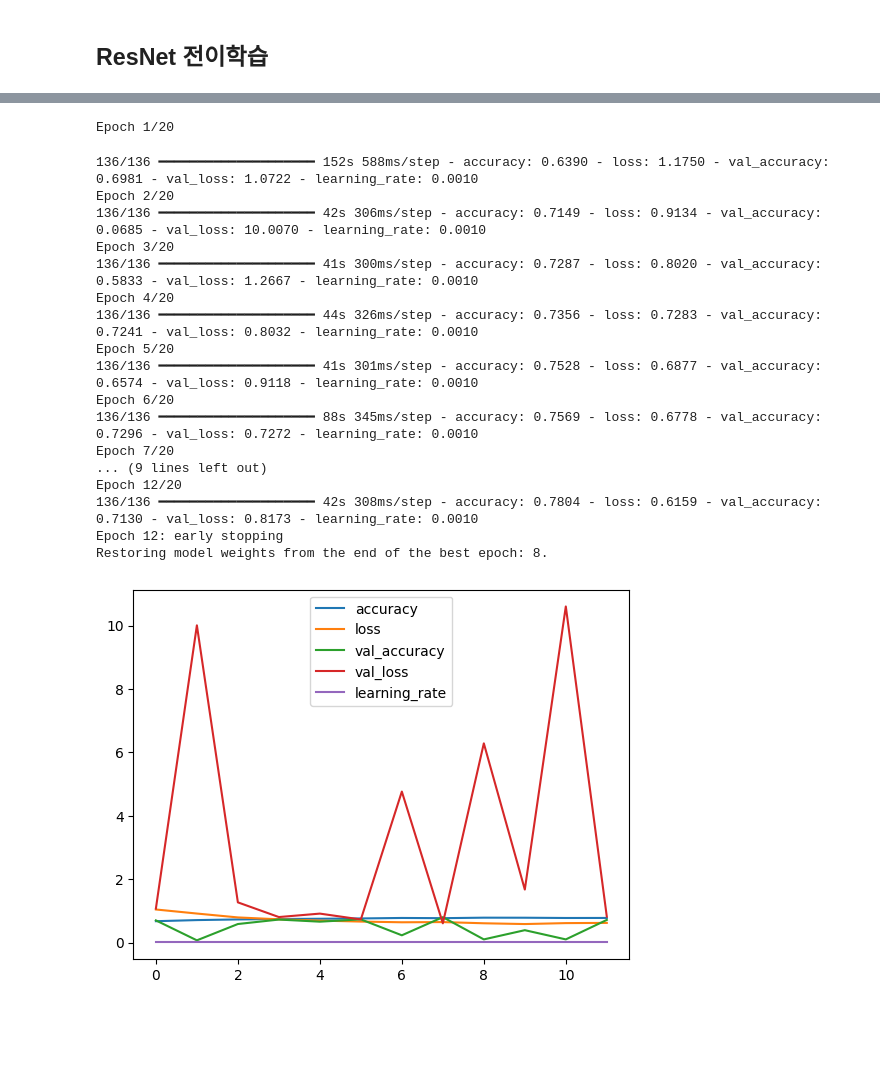
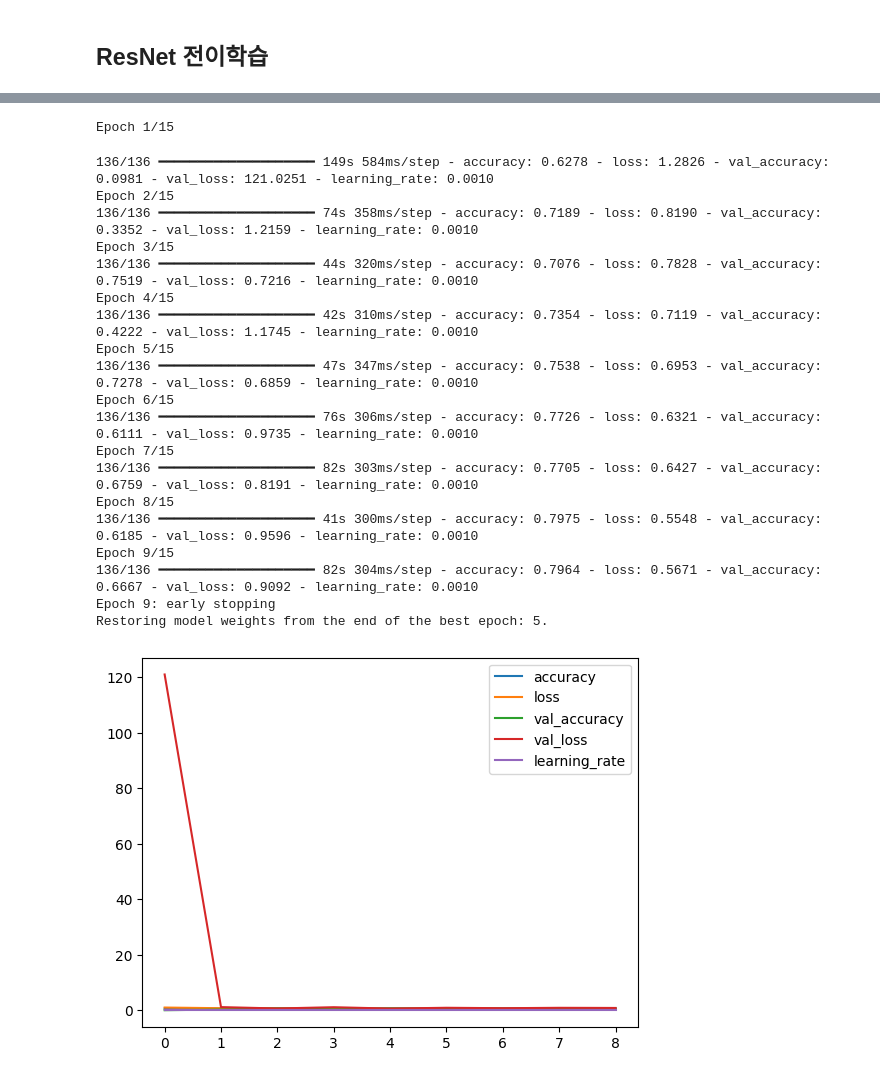
Before and after one commit to haeb98/DA36-mini3-hairwego, a Jupyter notebook: hanhee_ResNet.ipynb, the cells around one changed output, grey strips where cells are left out. Drawn from its saved outputs; the diff is of its cells as text; code cells hidden in the pictures; blank space fills up the shorter version.

```diff
--- a/hanhee_ResNet.ipynb
+++ b/hanhee_ResNet.ipynb
@@ -319,50 +321,52 @@ from tensorflow.keras.callbacks import EarlyStopping, ModelCheckpoint, ReduceLRO
 from tensorflow.keras.optimizers import Adam
 
 model.compile(
     loss='sparse_categorical_crossentropy',
     optimizer=Adam(learning_rate=0.001),
     metrics=['accuracy']
 )
 
 # 콜백 정의
 early_stop = EarlyStopping(monitor='val_loss', patience=4, verbose=1, restore_best_weights=True)
 checkpoint = ModelCheckpoint('best_model.keras', monitor='val_loss', save_best_only=True, mode='min')
 reduce_lr = ReduceLROnPlateau(monitor='val_loss', factor=0.5, patience=3, min_lr=0.001, verbose=1)
 
 
 # 학습
 history = model.fit(
     tr_seq,
-    epochs=20,
+    epochs=15,
     batch_size = 32,
     validation_data=val_seq,
     callbacks=[early_stop, checkpoint, reduce_lr])
 
 
 # 학습결과 시각화
 pd.DataFrame(history.history).plot()
 plt.show()
 
 # 평가
 loss, accuracy = model.evaluate(test_seq)
 print(f'loss: {loss:.4f}, accuracy: {accuracy:.4f}')
 # %% [output]
-Epoch 1/20
+Epoch 1/15
-136/136 ━━━━━━━━━━━━━━━━━━━━ 152s 588ms/step - accuracy: 0.6390 - loss: 1.1750 - val_accuracy: 0.6981 - val_loss: 1.0722 - learning_rate: 0.0010
-Epoch 2/20
-136/136 ━━━━━━━━━━━━━━━━━━━━ 42s 306ms/step - accuracy: 0.7149 - loss: 0.9134 - val_accuracy: 0.0685 - val_loss: 10.0070 - learning_rate: 0.0010
-Epoch 3/20
-136/136 ━━━━━━━━━━━━━━━━━━━━ 41s 300ms/step - accuracy: 0.7287 - loss: 0.8020 - val_accuracy: 0.5833 - val_loss: 1.2667 - learning_rate: 0.0010
-Epoch 4/20
-136/136 ━━━━━━━━━━━━━━━━━━━━ 44s 326ms/step - accuracy: 0.7356 - loss: 0.7283 - val_accuracy: 0.7241 - val_loss: 0.8032 - learning_rate: 0.0010
-Epoch 5/20
-136/136 ━━━━━━━━━━━━━━━━━━━━ 41s 301ms/step - accuracy: 0.7528 - loss: 0.6877 - val_accuracy: 0.6574 - val_loss: 0.9118 - learning_rate: 0.0010
-Epoch 6/20
-136/136 ━━━━━━━━━━━━━━━━━━━━ 88s 345ms/step - accuracy: 0.7569 - loss: 0.6778 - val_accuracy: 0.7296 - val_loss: 0.7272 - learning_rate: 0.0010
-Epoch 7/20
-... (9 lines left out)
-Epoch 12/20
-136/136 ━━━━━━━━━━━━━━━━━━━━ 42s 308ms/step - accuracy: 0.7804 - loss: 0.6159 - val_accuracy: 0.7130 - val_loss: 0.8173 - learning_rate: 0.0010
-Epoch 12: early stopping
-Restoring model weights from the end of the best epoch: 8.
+136/136 ━━━━━━━━━━━━━━━━━━━━ 149s 584ms/step - accuracy: 0.6278 - loss: 1.2826 - val_accuracy: 0.0981 - val_loss: 121.0251 - learning_rate: 0.0010
+Epoch 2/15
+136/136 ━━━━━━━━━━━━━━━━━━━━ 74s 358ms/step - accuracy: 0.7189 - loss: 0.8190 - val_accuracy: 0.3352 - val_loss: 1.2159 - learning_rate: 0.0010
+Epoch 3/15
+136/136 ━━━━━━━━━━━━━━━━━━━━ 44s 320ms/step - accuracy: 0.7076 - loss: 0.7828 - val_accuracy: 0.7519 - val_loss: 0.7216 - learning_rate: 0.0010
+Epoch 4/15
+136/136 ━━━━━━━━━━━━━━━━━━━━ 42s 310ms/step - accuracy: 0.7354 - loss: 0.7119 - val_accuracy: 0.4222 - val_loss: 1.1745 - learning_rate: 0.0010
+Epoch 5/15
+136/136 ━━━━━━━━━━━━━━━━━━━━ 47s 347ms/step - accuracy: 0.7538 - loss: 0.6953 - val_accuracy: 0.7278 - val_loss: 0.6859 - learning_rate: 0.0010
+Epoch 6/15
+136/136 ━━━━━━━━━━━━━━━━━━━━ 76s 306ms/step - accuracy: 0.7726 - loss: 0.6321 - val_accuracy: 0.6111 - val_loss: 0.9735 - learning_rate: 0.0010
+Epoch 7/15
+136/136 ━━━━━━━━━━━━━━━━━━━━ 82s 303ms/step - accuracy: 0.7705 - loss: 0.6427 - val_accuracy: 0.6759 - val_loss: 0.8191 - learning_rate: 0.0010
+Epoch 8/15
+136/136 ━━━━━━━━━━━━━━━━━━━━ 41s 300ms/step - accuracy: 0.7975 - loss: 0.5548 - val_accuracy: 0.6185 - val_loss: 0.9596 - learning_rate: 0.0010
+Epoch 9/15
+136/136 ━━━━━━━━━━━━━━━━━━━━ 82s 304ms/step - accuracy: 0.7964 - loss: 0.5671 - val_accuracy: 0.6667 - val_loss: 0.9092 - learning_rate: 0.0010
+Epoch 9: early stopping
+Restoring model weights from the end of the best epoch: 5.
-[figure, old version]
+[figure, new version]
```
Also changed, not shown: parts of 6 cells of this notebook.
